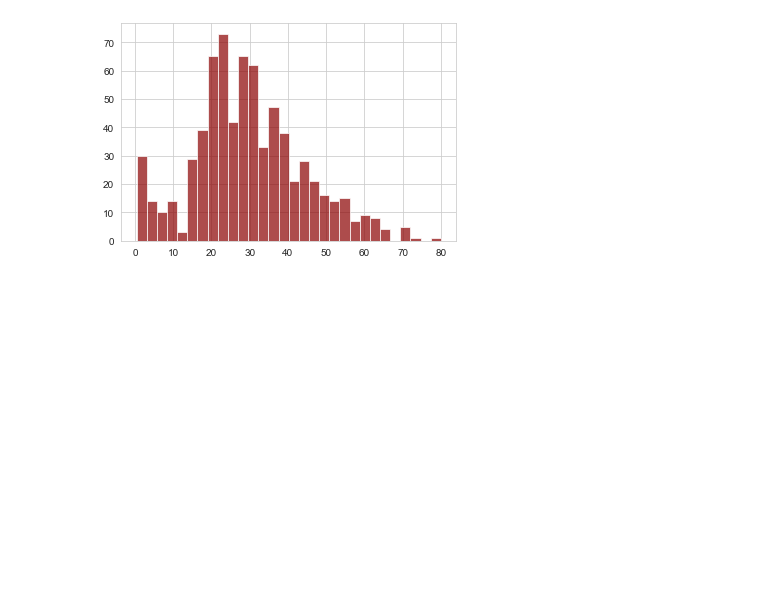
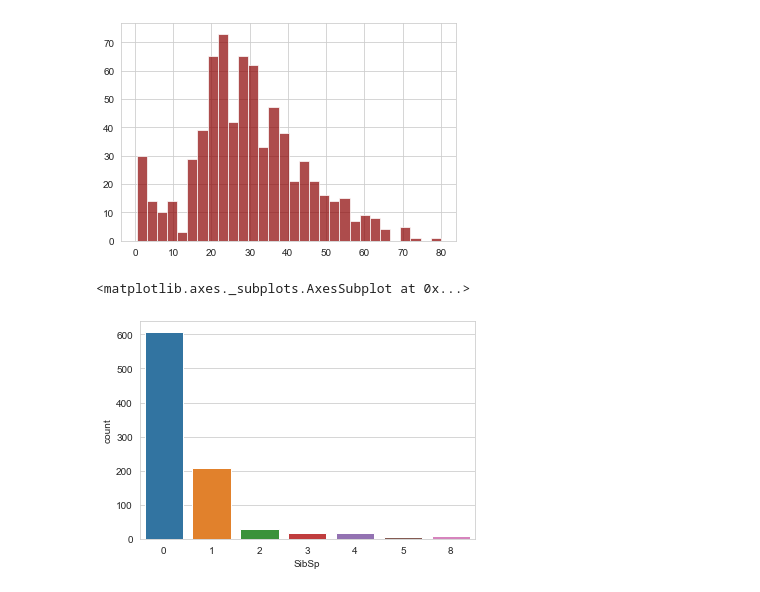
Before and after one commit to momado350/titanic, a Jupyter notebook: titanic-test.ipynb, the cells around one changed output. Drawn from its saved outputs; the diff is of its cells as text; code cells hidden in the pictures; blank space fills up the shorter version.

```diff
--- a/titanic-test.ipynb
+++ b/titanic-test.ipynb
@@ -58,3 +58,8 @@ train['Age'].hist(bins=30,color='darkred',alpha=0.7)
 # %% [output]
 <matplotlib.axes._subplots.AxesSubplot at 0x...>
 [figure]
+# %%
+sns.countplot(x='SibSp',data=train)
+# %% [output]
+<matplotlib.axes._subplots.AxesSubplot at 0x...>
+[figure, added]
```
Also changed, not shown: parts of 1 cell of this notebook.
